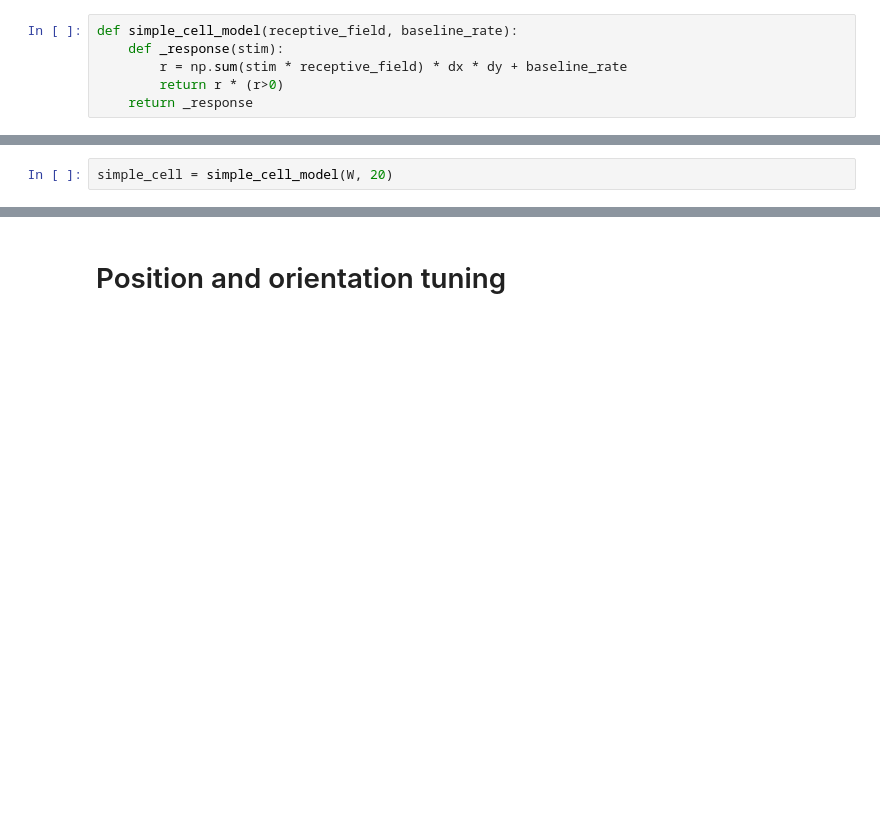
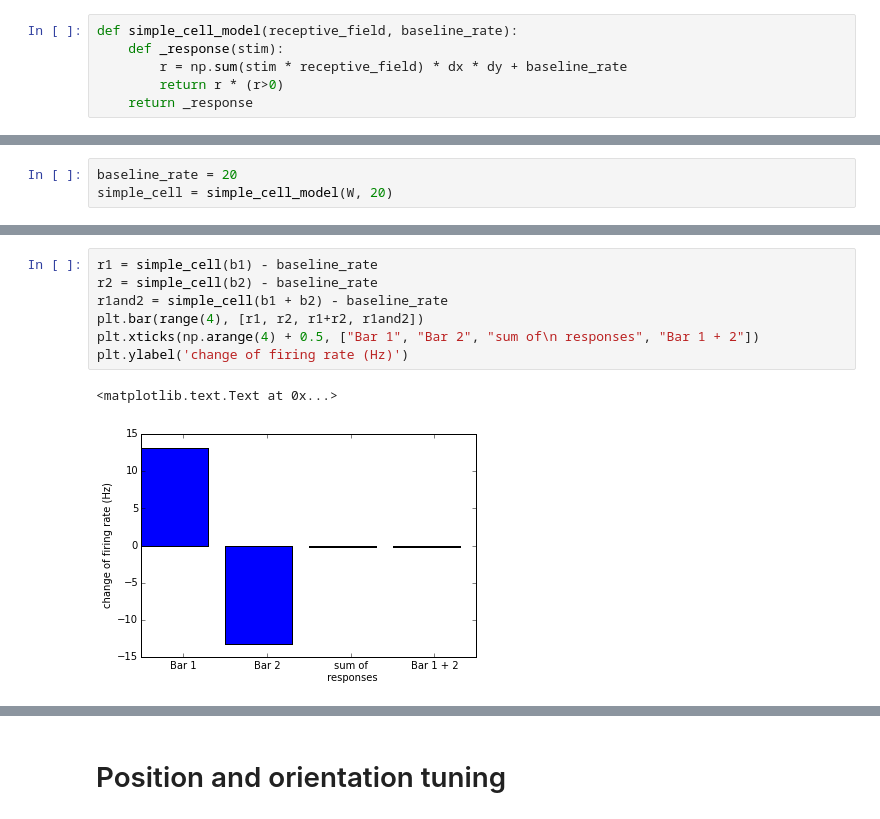
Before and after one commit to btel/python-in-neuroscience-tutorials, a Jupyter notebook: receptive_fields_models.ipynb, the cells around one changed output, grey strips where cells are left out. Drawn from its saved outputs; the diff is of its cells as text; blank space fills up the shorter version.

```diff
--- a/receptive_fields_models.ipynb
+++ b/receptive_fields_models.ipynb
@@ -150,2 +174,3 @@ def simple_cell_model(receptive_field, baseline_rate):
 # %%
+baseline_rate = 20
 simple_cell = simple_cell_model(W, 20)
@@ -172,0 +204,10 @@ plt.ylabel('change of firing rate (Hz)')
+# %%
+r1 = simple_cell(b1) - baseline_rate
+r2 = simple_cell(b2) - baseline_rate
+r1and2 = simple_cell(b1 + b2) - baseline_rate
+plt.bar(range(4), [r1, r2, r1+r2, r1and2])
+plt.xticks(np.arange(4) + 0.5, ["Bar 1", "Bar 2", "sum of\n responses", "Bar 1 + 2"])
+plt.ylabel('change of firing rate (Hz)')
+# %% [output]
+<matplotlib.text.Text at 0x...>
+[figure, added]
```
Also changed, not shown: parts of 16 cells of this notebook.
